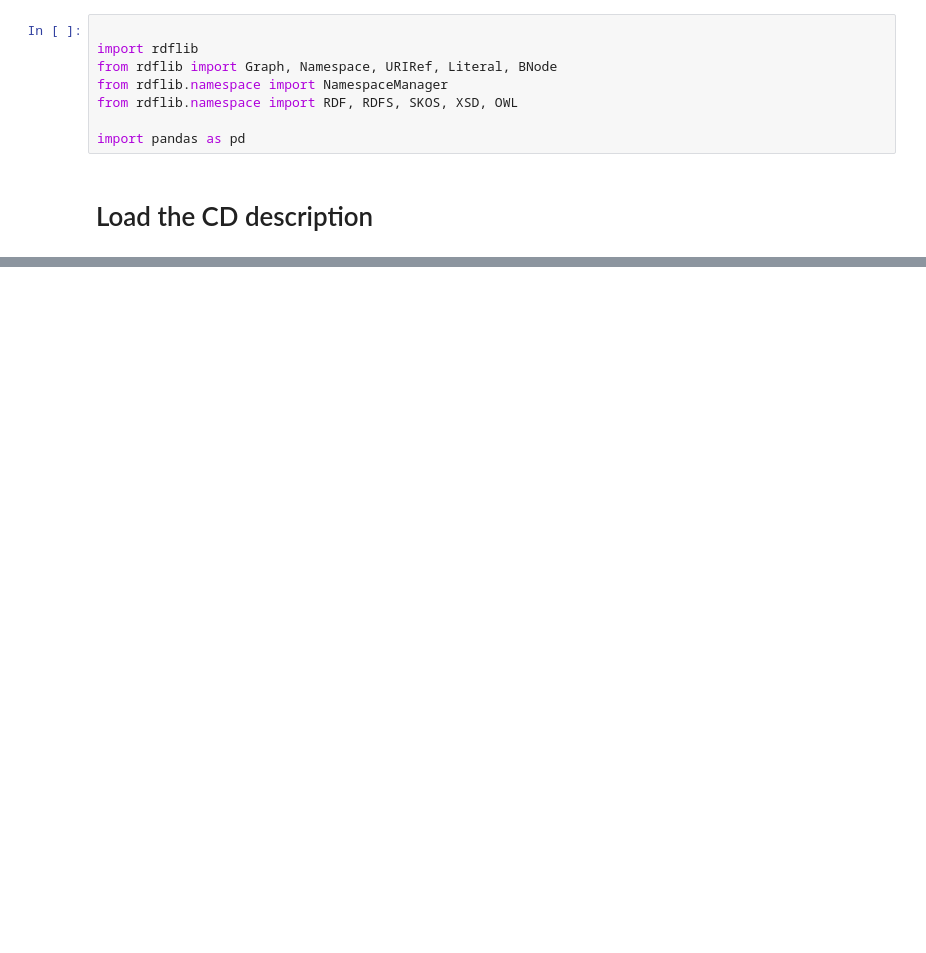
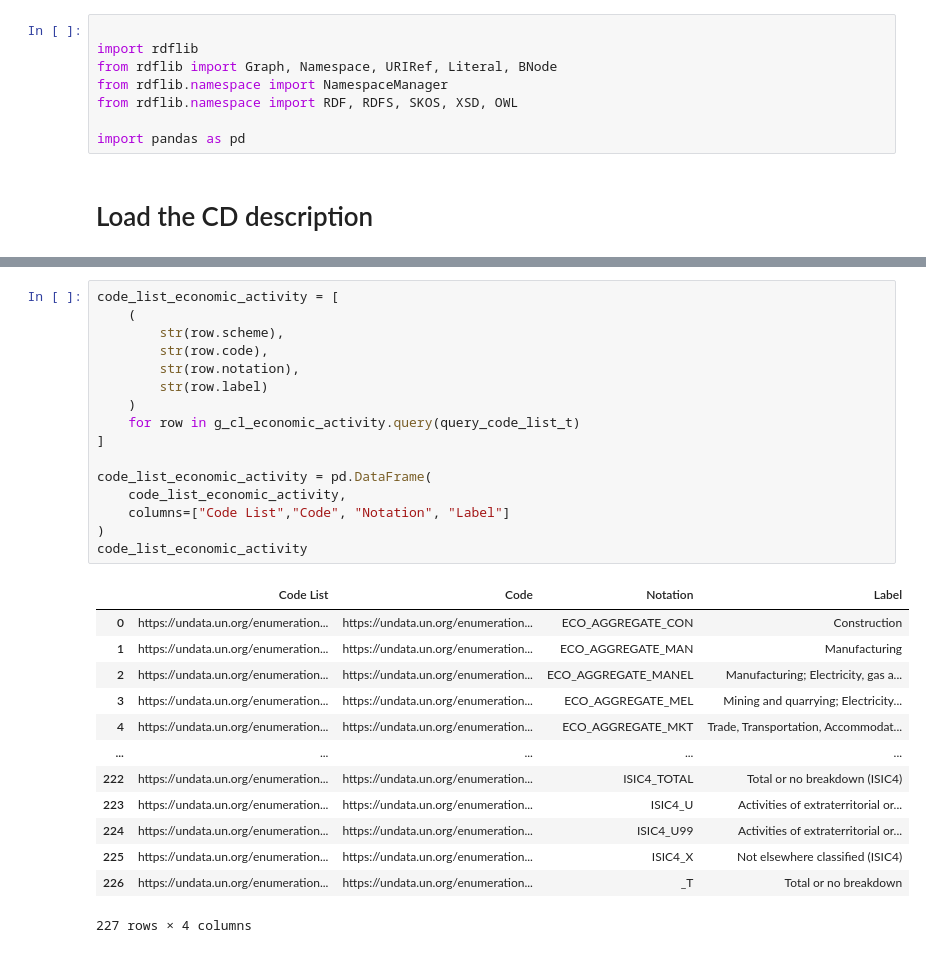
Before and after one commit to Cross-Domain-Interoperability-Framework/undata_example_cdif, a Jupyter notebook: src/example_create_mappings_template.ipynb, the cells around one changed output, grey strips where cells are left out. Saved outputs shown, nothing was run; the diff lists cells and outputs as text; blank space fills up the shorter version.

```diff
--- a/src/example_create_mappings_template.ipynb
+++ b/src/example_create_mappings_template.ipynb
@@ -76,0 +208,30 @@ enumerations_2
+# %%
+code_list_economic_activity = [
+    (
+        str(row.scheme),
+        str(row.code),
+        str(row.notation),
+        str(row.label)
+    )
+    for row in g_cl_economic_activity.query(query_code_list_t)
+]
+
+code_list_economic_activity = pd.DataFrame(
+    code_list_economic_activity,
+    columns=["Code List","Code", "Notation", "Label"]
+)
+code_list_economic_activity
+# %% [output]
+|  | Code List | Code | Notation | Label |
+| 0 | https://undata.un.org/enumeration... | https://undata.un.org/enumeration... | ECO_AGGREGATE_CON | Construction |
+| 1 | https://undata.un.org/enumeration... | https://undata.un.org/enumeration... | ECO_AGGREGATE_MAN | Manufacturing |
+| 2 | https://undata.un.org/enumeration... | https://undata.un.org/enumeration... | ECO_AGGREGATE_MANEL | Manufacturing; Electricity, gas a... |
+| 3 | https://undata.un.org/enumeration... | https://undata.un.org/enumeration... | ECO_AGGREGATE_MEL | Mining and quarrying; Electricity... |
+| 4 | https://undata.un.org/enumeration... | https://undata.un.org/enumeration... | ECO_AGGREGATE_MKT | Trade, Transportation, Accommodat... |
+| ... | ... | ... | ... | ... |
+| 222 | https://undata.un.org/enumeration... | https://undata.un.org/enumeration... | ISIC4_TOTAL | Total or no breakdown (ISIC4) |
+| 223 | https://undata.un.org/enumeration... | https://undata.un.org/enumeration... | ISIC4_U | Activities of extraterritorial or... |
+| 224 | https://undata.un.org/enumeration... | https://undata.un.org/enumeration... | ISIC4_U99 | Activities of extraterritorial or... |
+| 225 | https://undata.un.org/enumeration... | https://undata.un.org/enumeration... | ISIC4_X | Not elsewhere classified (ISIC4) |
+| 226 | https://undata.un.org/enumeration... | https://undata.un.org/enumeration... | _T | Total or no breakdown |
+227 rows × 4 columns
```
Also changed, not shown: parts of 15 cells of this notebook, 15 other files.
